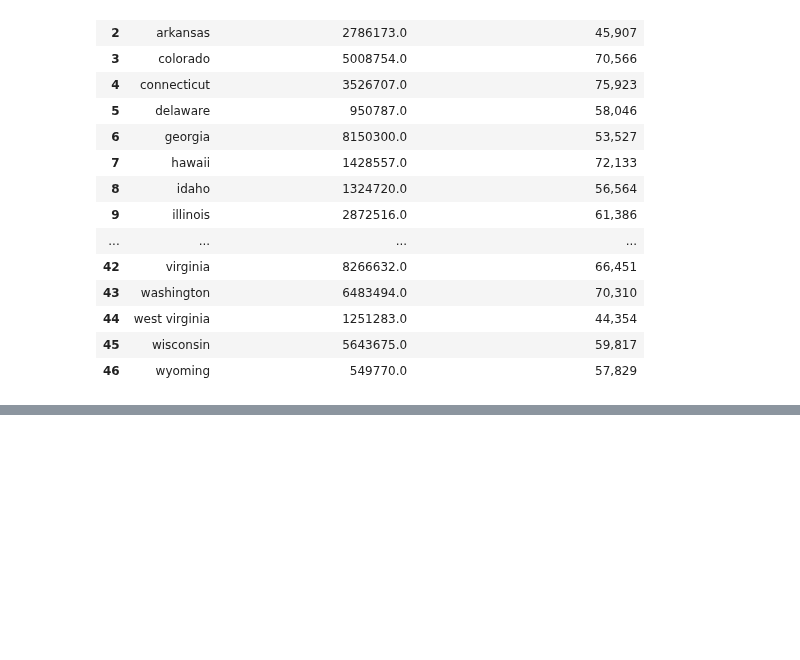
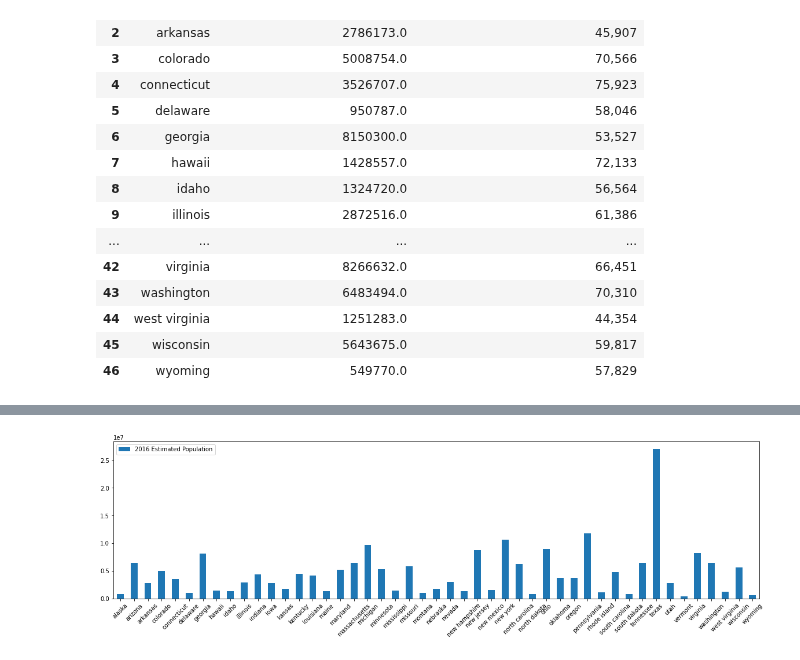
Before and after one commit to sjuarez382/UCI-Group_Project_1-Team9, a Jupyter notebook: State_Crime_Updated.ipynb, the cells around one changed output, grey strips where cells are left out. Saved outputs shown, nothing was run; the diff lists cells and outputs as text; code cells hidden in the pictures; blank space fills up the shorter version.

```diff
--- a/State_Crime_Updated.ipynb
+++ b/State_Crime_Updated.ipynb
@@ -346,0 +396,10 @@ clean_slimpop_df
+# %%
+# Pandas can also plot multiple columns if the DataFrame includes them
+multi_plot = clean_slimpop_df.plot(kind="bar", figsize=(20,5))
+
+# PandasPlot.set_xticklabels() can be used to set the tick labels as well
+multi_plot.set_xticklabels(clean_slimpop_df["State"], rotation=45)
+
+plt.show()
+# %% [output]
+[figure, added]
```
Also changed, not shown: parts of 8 cells of this notebook, 1 other file.
